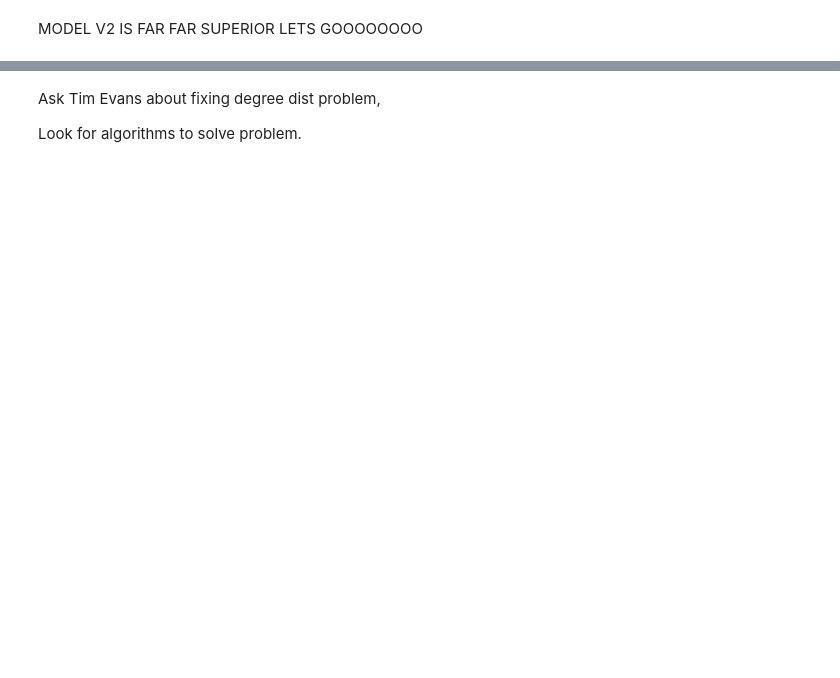
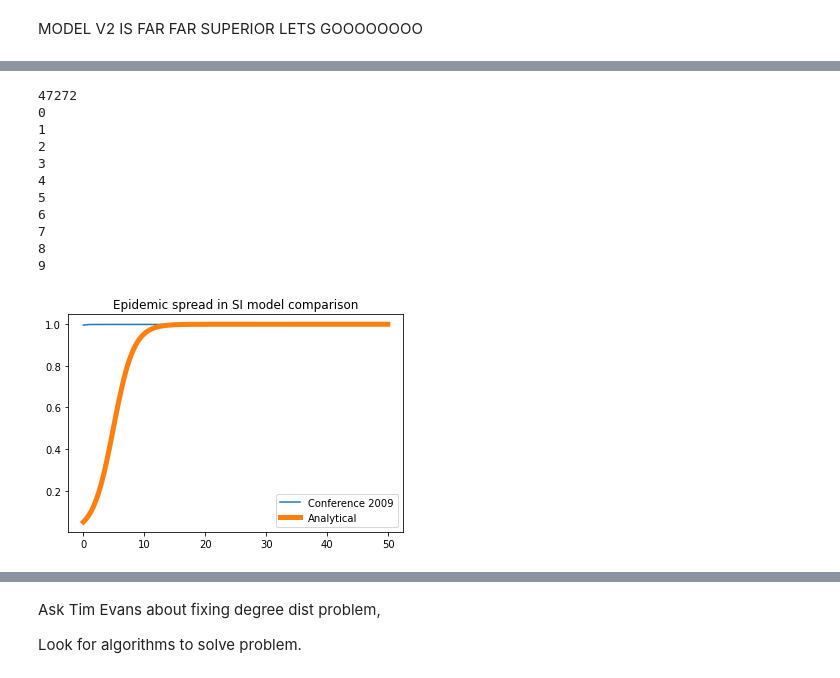
Before and after one commit to Dellapino/MSci-Project, a Jupyter notebook: testing notebook import.ipynb, the cells around one changed output, grey strips where cells are left out. Drawn from its saved outputs; the diff is of its cells as text; code cells hidden in the pictures; blank space fills up the shorter version.

```diff
--- a/testing notebook import.ipynb
+++ b/testing notebook import.ipynb
@@ -288,0 +408,52 @@ MODEL V2 IS FAR FAR SUPERIOR LETS GOOOOOOOO
+# %%
+# Testing scaled up graph with SI model - poor results as no weighting
+
+path = dataset_paths[0]
+n = nm.build_network(path)
+dd = nm.degree_dist(n)
+
+vals, edges = np.histogram(dd)
+normal_dist = scale_degree_dist_normal(vals, edges, 1000)
+print(sum(normal_dist))
+scaled_G = nx.configuration_model(normal_dist)
+
+'''
+for n in list(scaled_G.nodes):
+    for c in list(scaled_G.neighbors(n)):
+        scaled_G.edges[n][c][0]['weight'] = 1
+'''
+nx.set_edge_attributes(scaled_G, 1, "weight") # blanket setting all weights to 1 to make this slapdash solution work with same code
+
+T = 50 # days over which we simulate
+I = 0.05 # initial infected fraction
+b = 0.6 # transmission rate of contagion
+M = 10 # number of runs to smooth model over
+threshold = 0.1
+
+plt.figure()
+t = sinx.generate_t(T, 1)
+model_SI = sinx.smooth(scaled_G, I, threshold, T, M)
+plt.plot(t, model_SI, label = 'Conference 2009')
+
+h = 0.1 # increment
+t = sinx.generate_t(T, h)
+c = sinx.integration_const(I)
+analytic_SI = sinx.analytic_sol(t, b, c) # should be correct ...
+plt.plot(t, analytic_SI, linewidth = 5, label = 'Analytical')
+
+plt.legend(loc = 'lower right')
+plt.title('Epidemic spread in SI model comparison')
+plt.show()
+# %% [output]
+47272
+0
+1
+2
+3
+4
+5
+6
+7
+8
+9
+[figure, added]
```
Also changed, not shown: parts of 32 cells of this notebook.
